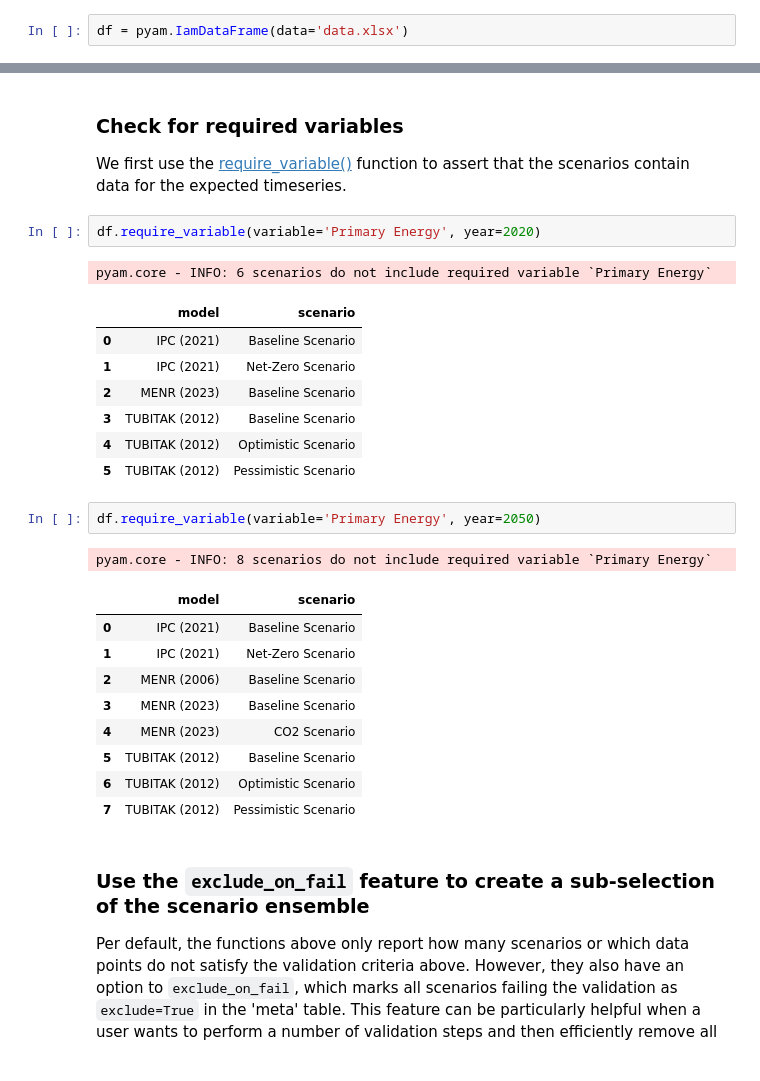
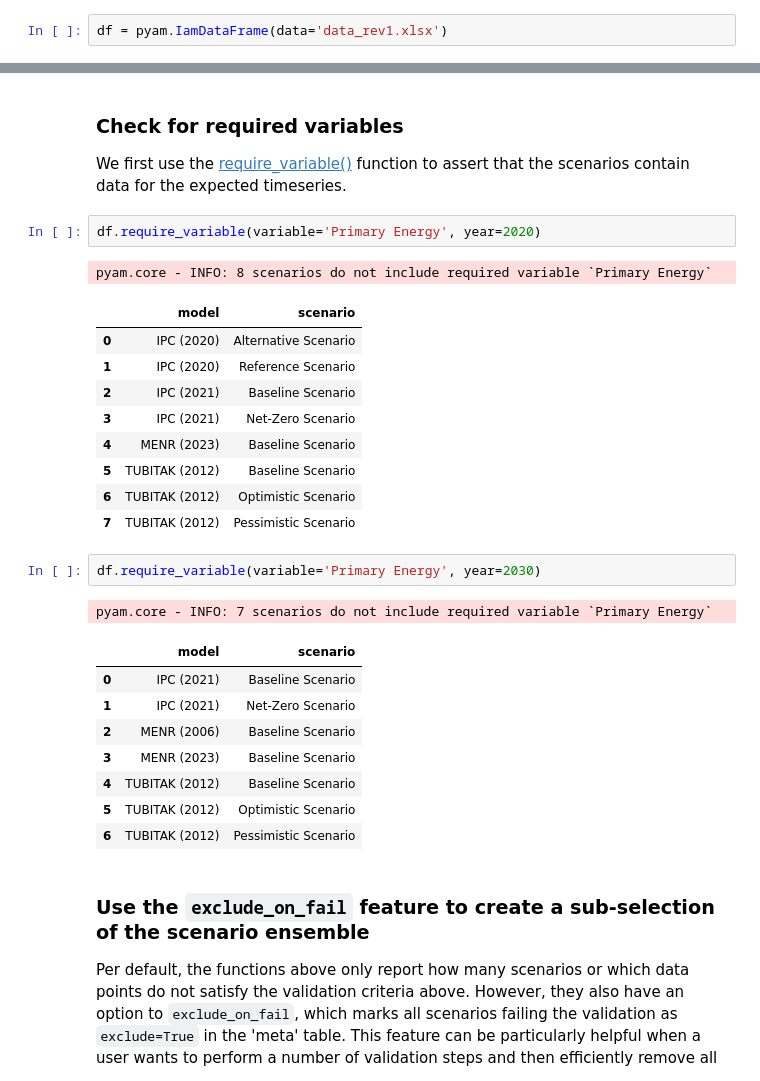
Before and after one commit to gorkemgungormetu/Turkish_energy_and_climate_pathways, a Jupyter notebook: meta_analysis.ipynb, the cells around one changed output, grey strips where cells are left out. Cells and saved outputs as stored; diff of their text form.

```diff
--- a/meta_analysis.ipynb
+++ b/meta_analysis.ipynb
@@ -78,6 +78,6 @@ Make sure to place the file in the same folder as this notebook.
 
 </div>
 # %%
-df = pyam.IamDataFrame(data='data.xlsx')
+df = pyam.IamDataFrame(data='data_rev1.xlsx')
 # %% [output]
 pyam - INFO: Running in a notebook, setting up a basic logging at level INFO
@@ -446,27 +502,28 @@ We first use the [require_variable()](https://pyam-iamc.readthedocs.io/en/stable
 # %%
 df.require_variable(variable='Primary Energy', year=2020)
 # %% [output]
-pyam.core - INFO: 6 scenarios do not include required variable `Primary Energy`
+pyam.core - INFO: 8 scenarios do not include required variable `Primary Energy`
 |  | model | scenario |
-| 0 | IPC (2021) | Baseline Scenario |
-| 1 | IPC (2021) | Net-Zero Scenario |
-| 2 | MENR (2023) | Baseline Scenario |
-| 3 | TUBITAK (2012) | Baseline Scenario |
-| 4 | TUBITAK (2012) | Optimistic Scenario |
-| 5 | TUBITAK (2012) | Pessimistic Scenario |
+| 0 | IPC (2020) | Alternative Scenario |
+| 1 | IPC (2020) | Reference Scenario |
+| 2 | IPC (2021) | Baseline Scenario |
+| 3 | IPC (2021) | Net-Zero Scenario |
+| 4 | MENR (2023) | Baseline Scenario |
+| 5 | TUBITAK (2012) | Baseline Scenario |
+| 6 | TUBITAK (2012) | Optimistic Scenario |
+| 7 | TUBITAK (2012) | Pessimistic Scenario |
 # %%
-df.require_variable(variable='Primary Energy', year=2050)
+df.require_variable(variable='Primary Energy', year=2030)
 # %% [output]
-pyam.core - INFO: 8 scenarios do not include required variable `Primary Energy`
+pyam.core - INFO: 7 scenarios do not include required variable `Primary Energy`
 |  | model | scenario |
 | 0 | IPC (2021) | Baseline Scenario |
 | 1 | IPC (2021) | Net-Zero Scenario |
 | 2 | MENR (2006) | Baseline Scenario |
 | 3 | MENR (2023) | Baseline Scenario |
-| 4 | MENR (2023) | CO2 Scenario |
-| 5 | TUBITAK (2012) | Baseline Scenario |
-| 6 | TUBITAK (2012) | Optimistic Scenario |
-| 7 | TUBITAK (2012) | Pessimistic Scenario |
+| 4 | TUBITAK (2012) | Baseline Scenario |
+| 5 | TUBITAK (2012) | Optimistic Scenario |
+| 6 | TUBITAK (2012) | Pessimistic Scenario |
 # %% [markdown]
 ### Use the `exclude_on_fail` feature to create a sub-selection of the scenario ensemble
 
```
Also changed, not shown: parts of 38 cells of this notebook, 1 other file.
